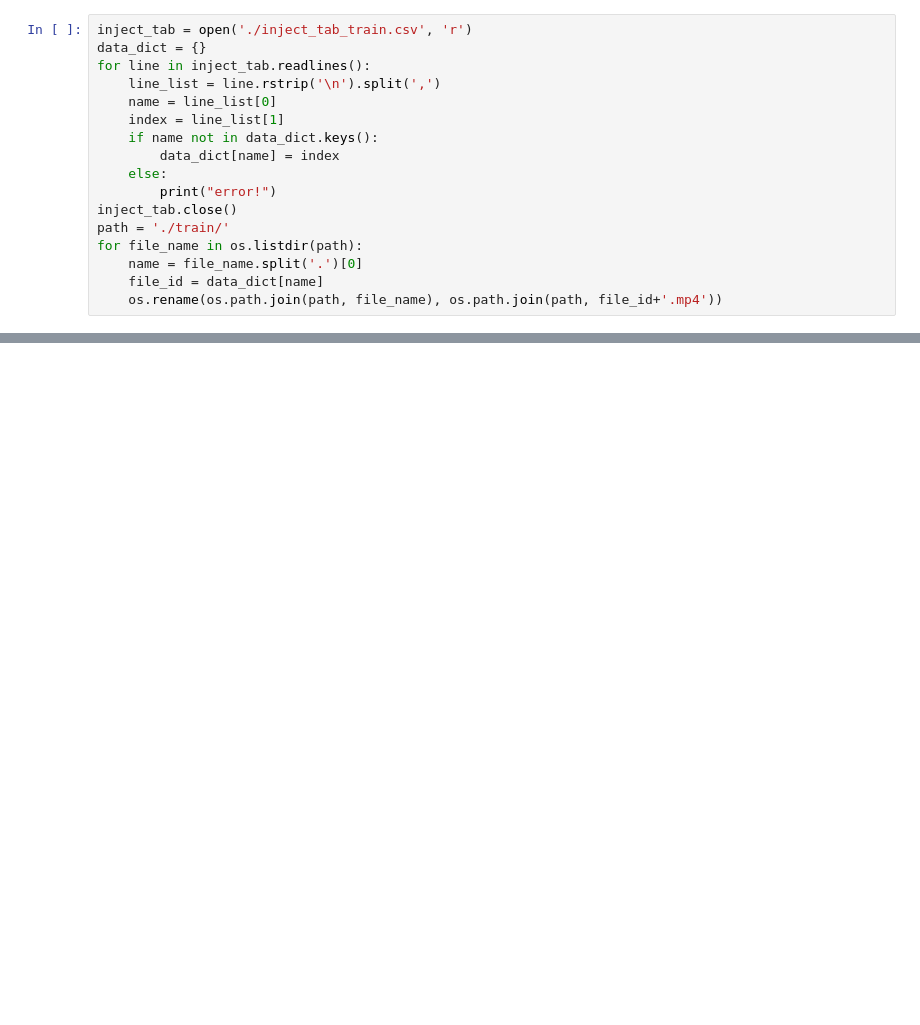
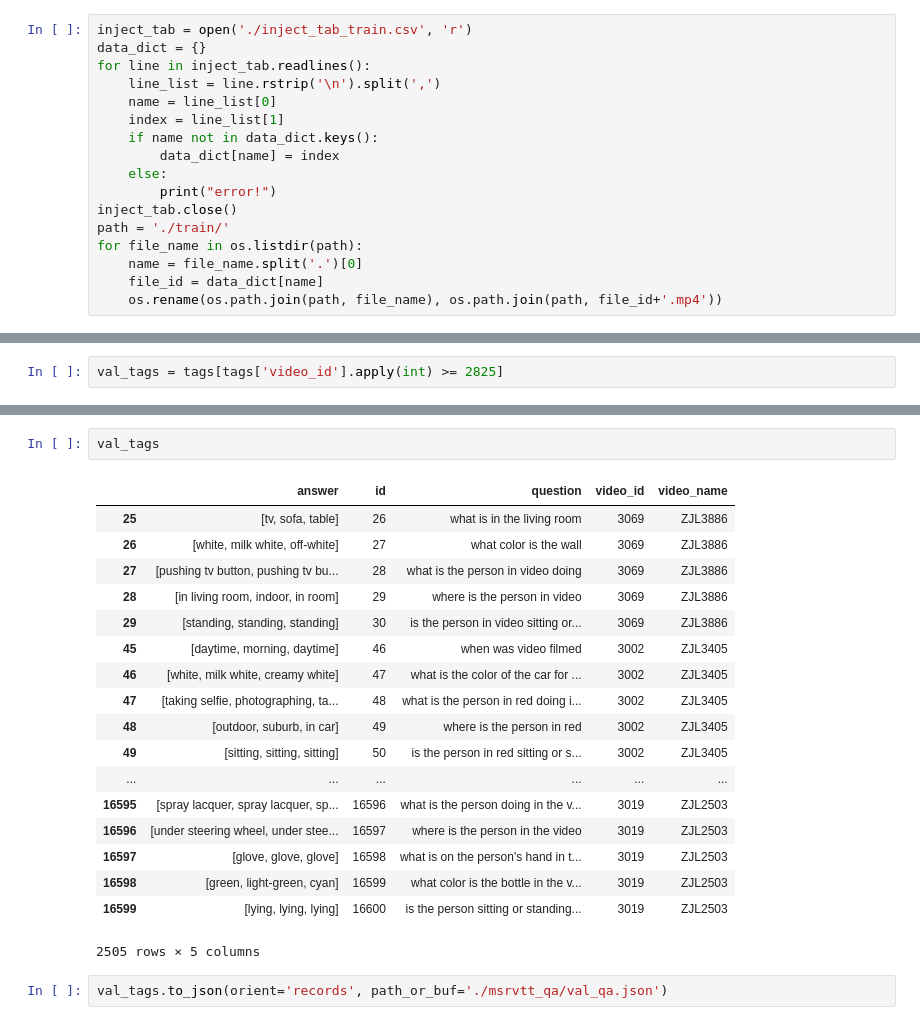
Before and after one commit to why2000/ZhiJiang_VQA, a Jupyter notebook: data/Untitled.ipynb, the cells around one changed output, grey strips where cells are left out. Cells and saved outputs as stored; diff of their text form; blank space fills up the shorter version.

```diff
--- a/data/Untitled.ipynb
+++ b/data/Untitled.ipynb
@@ -100,0 +103,2 @@ for file_name in os.listdir(path):
+# %%
+val_tags = tags[tags['video_id'].apply(int) >= 2825]
@@ -100,0 +129,23 @@ for file_name in os.listdir(path):
+# %%
+val_tags
+# %% [output]
+|  | answer | id | question | video_id | video_name |
+| 25 | [tv, sofa, table] | 26 | what is in the living room | 3069 | ZJL3886 |
+| 26 | [white, milk white, off-white] | 27 | what color is the wall | 3069 | ZJL3886 |
+| 27 | [pushing tv button, pushing tv bu... | 28 | what is the person in video doing | 3069 | ZJL3886 |
+| 28 | [in living room, indoor, in room] | 29 | where is the person in video | 3069 | ZJL3886 |
+| 29 | [standing, standing, standing] | 30 | is the person in video sitting or... | 3069 | ZJL3886 |
+| 45 | [daytime, morning, daytime] | 46 | when was video filmed | 3002 | ZJL3405 |
+| 46 | [white, milk white, creamy white] | 47 | what is the color of the car for ... | 3002 | ZJL3405 |
+| 47 | [taking selfie, photographing, ta... | 48 | what is the person in red doing i... | 3002 | ZJL3405 |
+| 48 | [outdoor, suburb, in car] | 49 | where is the person in red | 3002 | ZJL3405 |
+| 49 | [sitting, sitting, sitting] | 50 | is the person in red sitting or s... | 3002 | ZJL3405 |
+| ... | ... | ... | ... | ... | ... |
+| 16595 | [spray lacquer, spray lacquer, sp... | 16596 | what is the person doing in the v... | 3019 | ZJL2503 |
+| 16596 | [under steering wheel, under stee... | 16597 | where is the person in the video | 3019 | ZJL2503 |
+| 16597 | [glove, glove, glove] | 16598 | what is on the person's hand in t... | 3019 | ZJL2503 |
+| 16598 | [green, light-green, cyan] | 16599 | what color is the bottle in the v... | 3019 | ZJL2503 |
+| 16599 | [lying, lying, lying] | 16600 | is the person sitting or standing... | 3019 | ZJL2503 |
+2505 rows × 5 columns
+# %%
+val_tags.to_json(orient='records', path_or_buf='./msrvtt_qa/val_qa.json')
```
Also changed, not shown: parts of 3 cells of this notebook, 2 other files.
